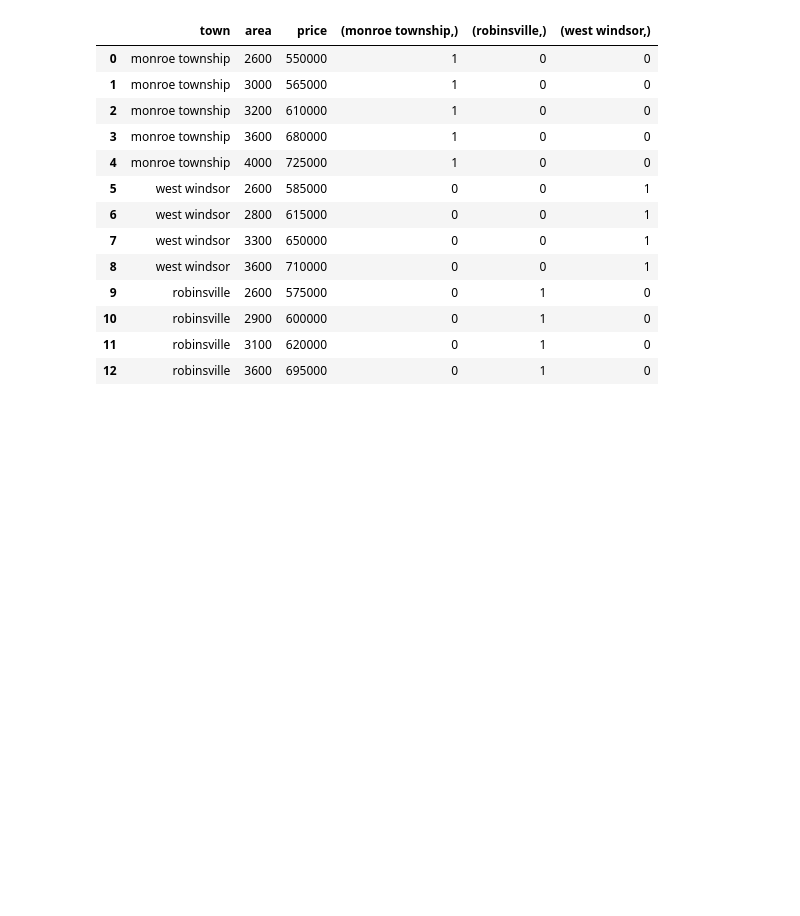
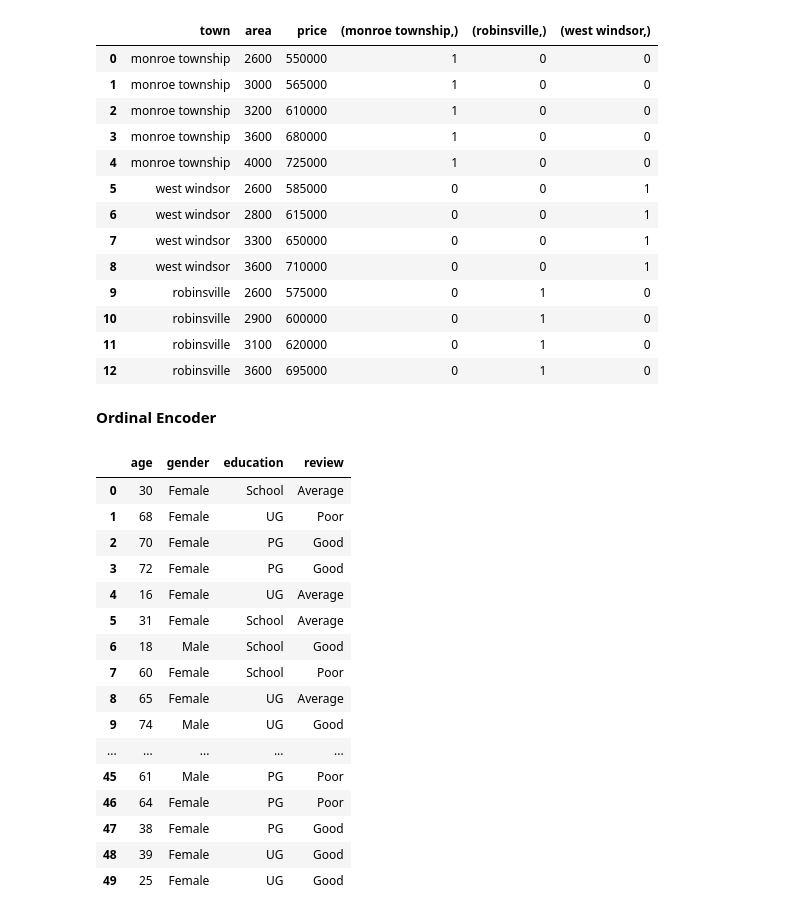
Before and after one commit to vivsingh119/agentic-ai-practise, a Jupyter notebook: 3-encoding_nominal_onehotencoder.ipynb, the cells around one changed output. Saved outputs shown, nothing was run; the diff lists cells and outputs as text; code cells hidden in the pictures; blank space fills up the shorter version.

```diff
--- a/3-encoding_nominal_onehotencoder.ipynb
+++ b/3-encoding_nominal_onehotencoder.ipynb
@@ -130,3 +130,27 @@ pd.concat([df_township,df_new],axis=1)
 | 10 | robinsville | 2900 | 600000 | 0 | 1 | 0 |
 | 11 | robinsville | 3100 | 620000 | 0 | 1 | 0 |
 | 12 | robinsville | 3600 | 695000 | 0 | 1 | 0 |
+# %% [markdown]
+**Ordinal Encoder**
+# %%
+movie_df=pd.read_csv("https://raw.githubusercontent.com/vivsingh119/agentic-ai-practise/refs/heads/master/movie_review.csv")
+# %%
+movie_df
+# %% [output]
+|  | age | gender | education | review |
+| 0 | 30 | Female | School | Average |
+| 1 | 68 | Female | UG | Poor |
+| 2 | 70 | Female | PG | Good |
+| 3 | 72 | Female | PG | Good |
+| 4 | 16 | Female | UG | Average |
+| 5 | 31 | Female | School | Average |
+| 6 | 18 | Male | School | Good |
+| 7 | 60 | Female | School | Poor |
+| 8 | 65 | Female | UG | Average |
+| 9 | 74 | Male | UG | Good |
+| ... | ... | ... | ... | ... |
+| 45 | 61 | Male | PG | Poor |
+| 46 | 64 | Female | PG | Poor |
+| 47 | 38 | Female | PG | Good |
+| 48 | 39 | Female | UG | Good |
+| 49 | 25 | Female | UG | Good |
```
Also changed, not shown: parts of 12 cells of this notebook.
